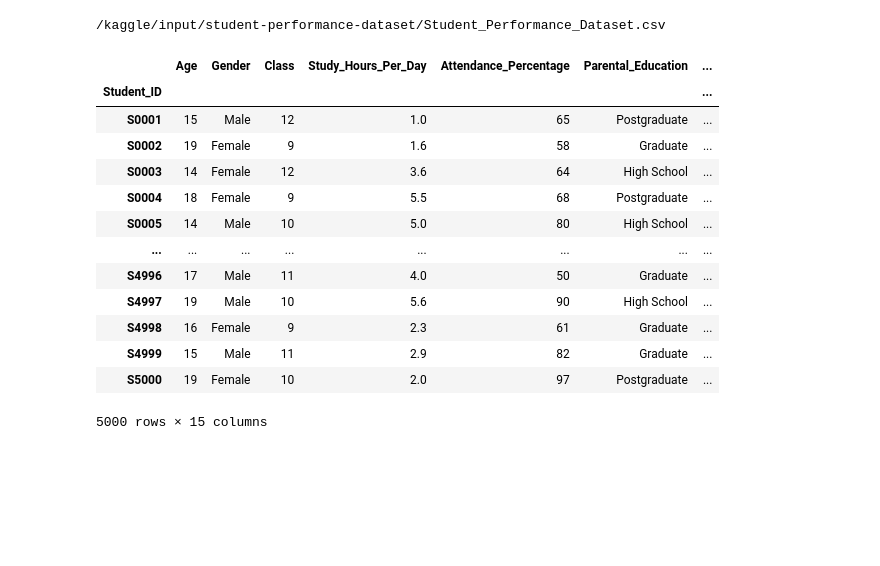
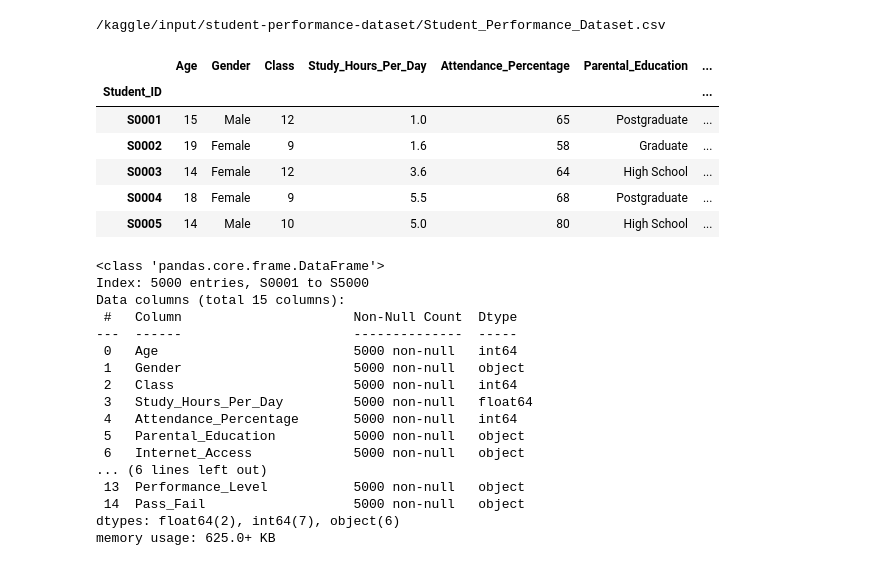
Before and after one commit to SagunBastola/Student_Performance_Dataset, a Jupyter notebook: exploratory-data-analylsis.ipynb, the cells around one changed output. Drawn from its saved outputs; the diff is of its cells as text; code cells hidden in the pictures; blank space fills up the shorter version.

Commit message:
Exploratory Data Analylsis | Version 3

```diff
--- a/exploratory-data-analylsis.ipynb
+++ b/exploratory-data-analylsis.ipynb
@@ -27,19 +27,32 @@ import seaborn as sns
 # %%
 student_data=pd.read_csv('/kaggle/input/student-performance-dataset/Student_Performance_Dataset.csv',index_col="Student_ID")
 # %%
-student_data
+student_data.head()
 # %% [output]
 |  | Age | Gender | Class | Study_Hours_Per_Day | Attendance_Percentage | Parental_Education | ... |
 | Student_ID |  |  |  |  |  |  | ... |
 | S0001 | 15 | Male | 12 | 1.0 | 65 | Postgraduate | ... |
 | S0002 | 19 | Female | 9 | 1.6 | 58 | Graduate | ... |
 | S0003 | 14 | Female | 12 | 3.6 | 64 | High School | ... |
 | S0004 | 18 | Female | 9 | 5.5 | 68 | Postgraduate | ... |
 | S0005 | 14 | Male | 10 | 5.0 | 80 | High School | ... |
-| ... | ... | ... | ... | ... | ... | ... | ... |
-| S4996 | 17 | Male | 11 | 4.0 | 50 | Graduate | ... |
-| S4997 | 19 | Male | 10 | 5.6 | 90 | High School | ... |
-| S4998 | 16 | Female | 9 | 2.3 | 61 | Graduate | ... |
-| S4999 | 15 | Male | 11 | 2.9 | 82 | Graduate | ... |
-| S5000 | 19 | Female | 10 | 2.0 | 97 | Postgraduate | ... |
-5000 rows × 15 columns
+# %%
+student_data.info()
+# %% [output]
+<class 'pandas.core.frame.DataFrame'>
+Index: 5000 entries, S0001 to S5000
+Data columns (total 15 columns):
+ #   Column                      Non-Null Count  Dtype
+---  ------                      --------------  -----
+ 0   Age                         5000 non-null   int64
+ 1   Gender                      5000 non-null   object
+ 2   Class                       5000 non-null   int64
+ 3   Study_Hours_Per_Day         5000 non-null   float64
+ 4   Attendance_Percentage       5000 non-null   int64
+ 5   Parental_Education          5000 non-null   object
+ 6   Internet_Access             5000 non-null   object
+... (6 lines left out)
+ 13  Performance_Level           5000 non-null   object
+ 14  Pass_Fail                   5000 non-null   object
+dtypes: float64(2), int64(7), object(6)
+memory usage: 625.0+ KB
```
Also changed, not shown: parts of 19 cells of this notebook.
